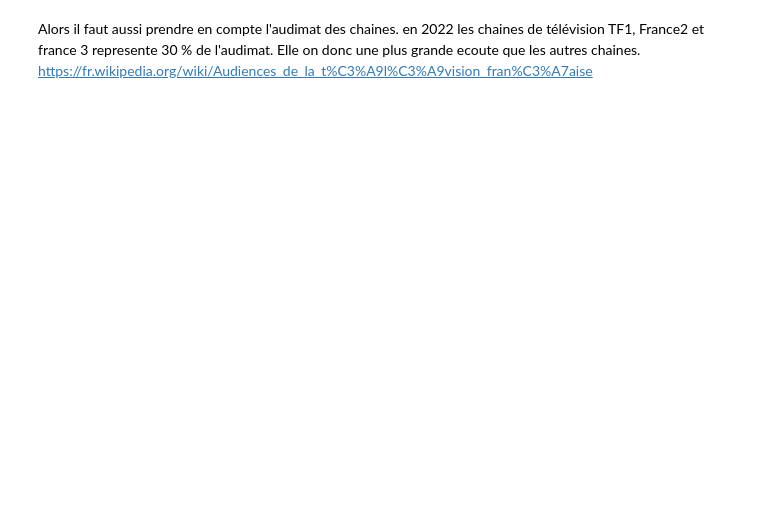
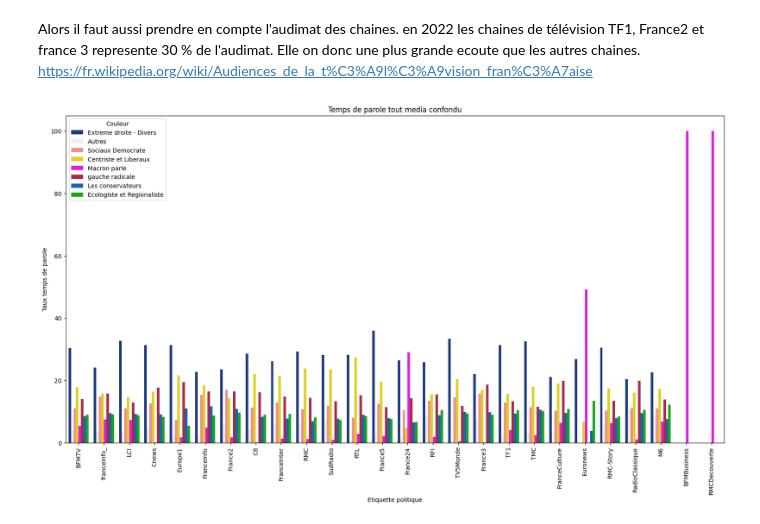
Before and after one commit to barrmath/temps_paroles_EU2024, a Jupyter notebook: Analyse_graph.ipynb, the cells around one changed output. Saved outputs shown, nothing was run; the diff lists cells and outputs as text; code cells hidden in the pictures; blank space fills up the shorter version.

```diff
--- a/Analyse_graph.ipynb
+++ b/Analyse_graph.ipynb
@@ -196,3 +202,20 @@ plt.show()
 # %% [markdown]
 Alors il faut aussi prendre en compte l'audimat des chaines. en 2022 les chaines de télévision TF1, France2 et france 3 represente 30 % de l'audimat. Elle on donc une plus grande ecoute que les autres chaines.<br>
 https://fr.wikipedia.org/wiki/Audiences_de_la_t%C3%A9l%C3%A9vision_fran%C3%A7aise <br>
+# %%
+# preparation data
+eu2024_sort = eu2024.sort_values(by="Temps total",ascending=False)
+
+# couleurs
+# https://fr.wikipedia.org/wiki/Mod%C3%A8le:Infobox_Parti_politique_fran%C3%A7ais/couleurs
+
+# figure
+fig,ax =plt.subplots()
+fig.set_size_inches(20,10)
+sns.barplot(data=eu2024_sort,x='Nom du media',y='Taux temps de parole',hue='Couleur',palette=colors,errorbar=None,estimator='sum')
+ax.tick_params(axis='x', labelrotation=90)
+ax.set_xlabel("Etiquette politique")
+ax.set_title("Temps de parole tout media confondu")
+plt.show()
+# %% [output]
+[figure, added]
```
Also changed, not shown: parts of 2 cells of this notebook, 1 other file.
